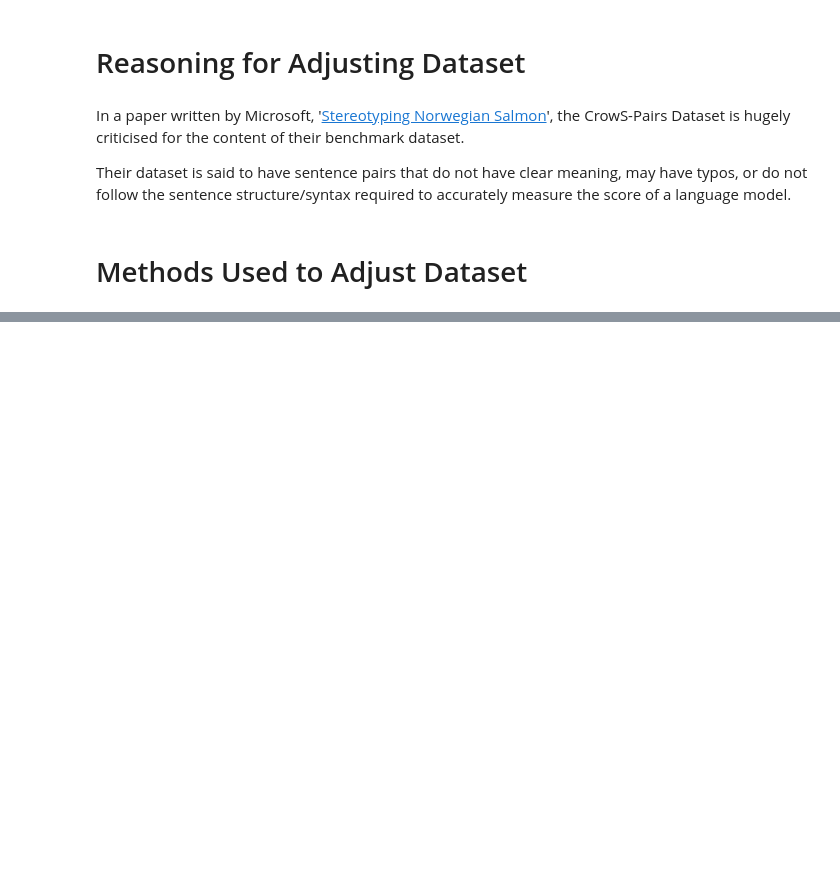
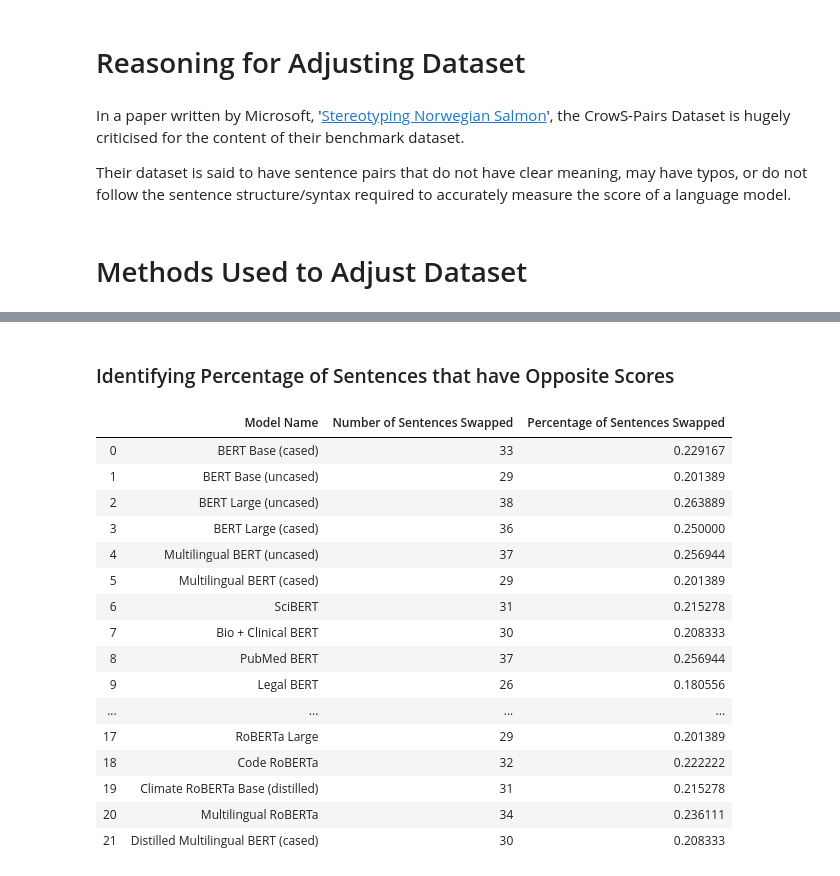
Before and after one commit to laramurphyyx/Visualisation-Tool-for-Social-Bias-in-NLP-Models, a Jupyter notebook: Analysis - Comparison of Original and Updated Datasets.ipynb, the cells around one changed output, grey strips where cells are left out. Drawn from its saved outputs; the diff is of its cells as text; code cells hidden in the pictures; blank space fills up the shorter version.

```diff
--- a/Analysis - Comparison of Original and Updated Datasets.ipynb
+++ b/Analysis - Comparison of Original and Updated Datasets.ipynb
@@ -140,6 +8,0 @@ A decrease of 0.89% in bias scores does not seem like a notable difference, howe
-# %%
-changed_sentences = []
-
-for id in range(0, 449):
-    if original_verified.iloc[id]['score'] != updated_verified.iloc[id]['score']:
-        changed_sentences.append(id)
@@ -186,0 +287,56 @@ updated_verified.iloc[changed_sentences]
+# %% [markdown]
+### Identifying Percentage of Sentences that have Opposite Scores
+# %%
+def how_many_opposite_scores(model):
+
+    model_scores = {}
+
+    model_file_path = get_model_file_name(model)
+
+    original = pd.read_csv('All Output Files/Original CrowS-Pairs Dataset/' + model_file_path + '.csv', index_col=0)
+    updated = pd.read_csv('All Output Files/Updated (v2) CrowS-Pairs Dataset/' + model_file_path + '.csv', index_col=0)
+
+    original_verified = original.iloc[all_error_ids]
+    updated_verified = updated.iloc[all_error_ids]
+
+    changed_sentences = 0
+
+    for id in range(0, len(all_error_ids)):
+        if original_verified.iloc[id]['score'] != updated_verified.iloc[id]['score']:
+            changed_sentences += 1
+
+    model_scores['Model Name'] = display_model_names[model]
+    model_scores['Number of Sentences Swapped'] = changed_sentences
+    model_scores['Percentage of Sentences Swapped'] = changed_sentences / len(all_error_ids)
+
+    return model_scores
+# %%
+model_scores = pd.DataFrame(
+    columns=[
+        'Model Name',
+        'Number of Sentences Swapped',
+        'Percentage of Sentences Swapped'],
+    dtype=object)
+
+for model in all_models:
+    model_scores = model_scores.append(how_many_opposite_scores(model), ignore_index=True)
+# %%
+model_scores
+# %% [output]
+|  | Model Name | Number of Sentences Swapped | Percentage of Sentences Swapped |
+| 0 | BERT Base (cased) | 33 | 0.229167 |
+| 1 | BERT Base (uncased) | 29 | 0.201389 |
+| 2 | BERT Large (uncased) | 38 | 0.263889 |
+| 3 | BERT Large (cased) | 36 | 0.250000 |
+| 4 | Multilingual BERT (uncased) | 37 | 0.256944 |
+| 5 | Multilingual BERT (cased) | 29 | 0.201389 |
+| 6 | SciBERT | 31 | 0.215278 |
+| 7 | Bio + Clinical BERT | 30 | 0.208333 |
+| 8 | PubMed BERT | 37 | 0.256944 |
+| 9 | Legal BERT | 26 | 0.180556 |
+| ... | ... | ... | ... |
+| 17 | RoBERTa Large | 29 | 0.201389 |
+| 18 | Code RoBERTa | 32 | 0.222222 |
+| 19 | Climate RoBERTa Base (distilled) | 31 | 0.215278 |
+| 20 | Multilingual RoBERTa | 34 | 0.236111 |
+| 21 | Distilled Multilingual BERT (cased) | 30 | 0.208333 |
```
Also changed, not shown: parts of 54 cells of this notebook.
